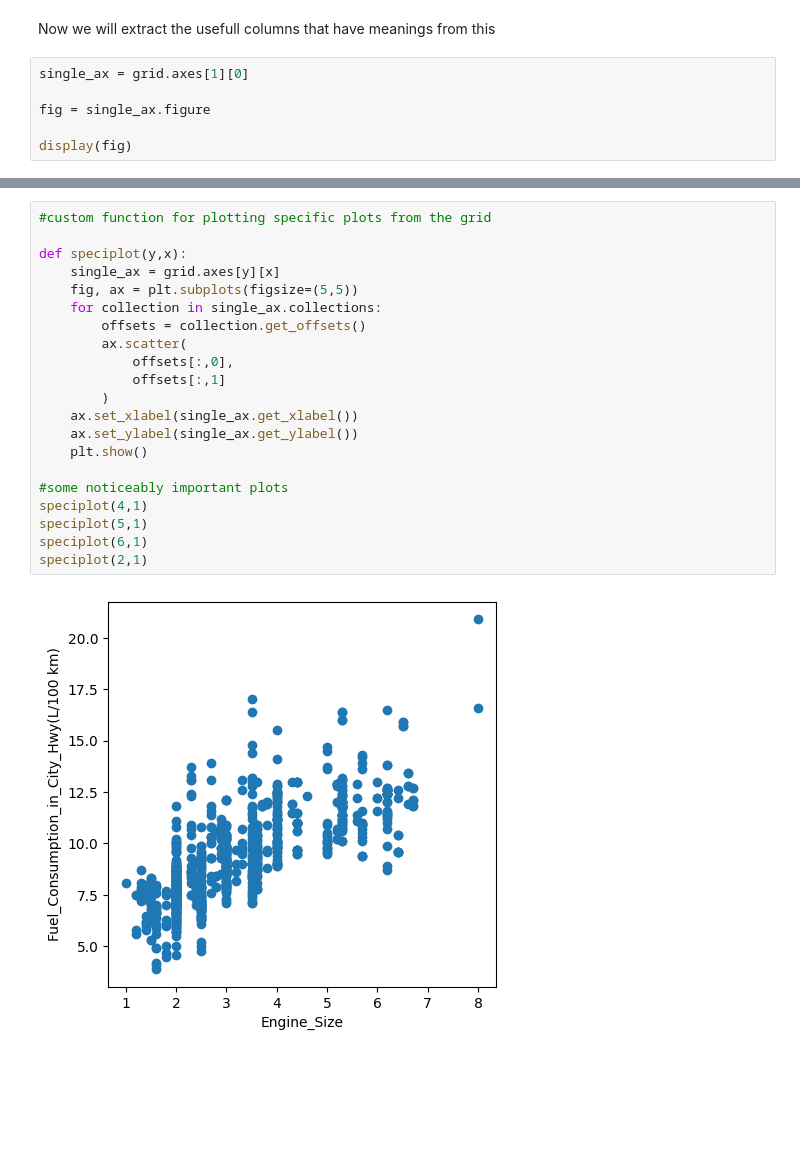
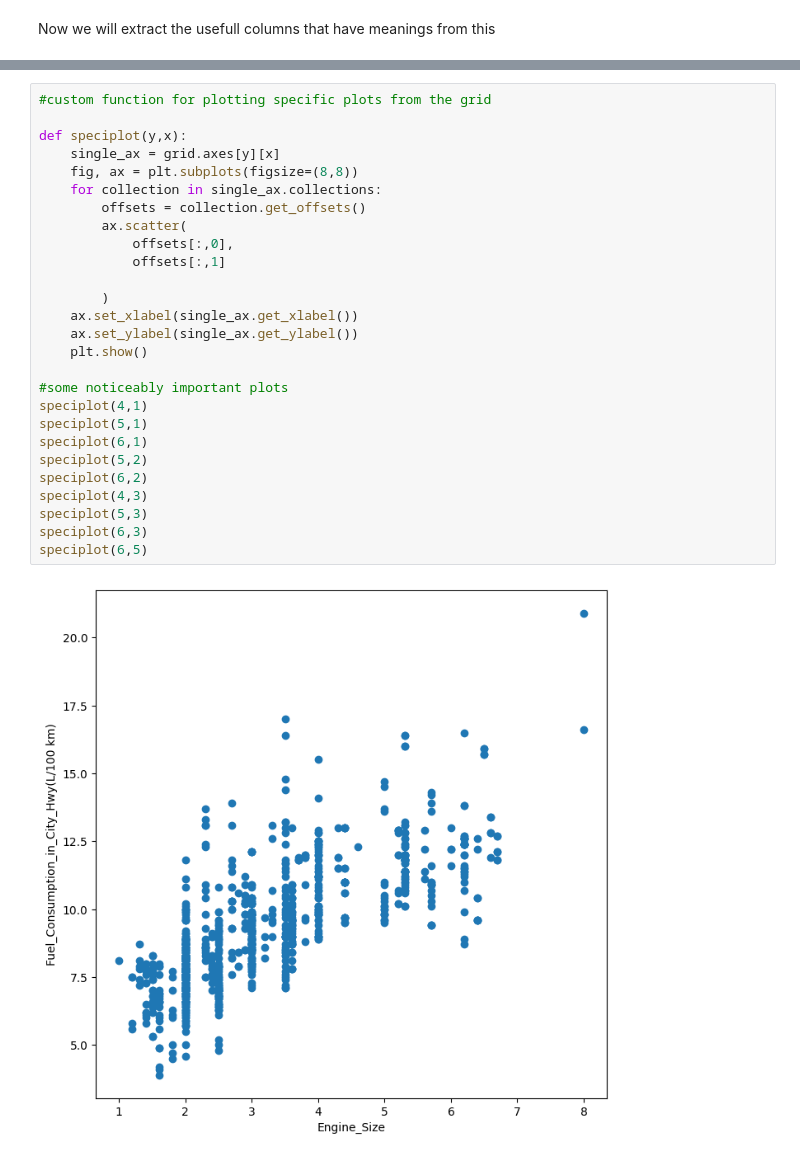
Before and after one commit to AbhinavSinghKuriya/Datasheet3, a Jupyter notebook: DataAnalysis.ipynb, the cells around one changed output, grey strips where cells are left out. Saved outputs shown, nothing was run; the diff lists cells and outputs as text; blank space fills up the shorter version.

```diff
--- a/DataAnalysis.ipynb
+++ b/DataAnalysis.ipynb
@@ -231,9 +231,3 @@ grid = sns.pairplot(df,corner=True)
 [figure]
 # %% [markdown]
 Now we will extract the usefull columns that have meanings from this
-# %%
-single_ax = grid.axes[1][0]
-
-fig = single_ax.figure
-
-display(fig)
@@ -242,23 +234,29 @@ display(fig)
 # %%
 #custom function for plotting specific plots from the grid
 
 def speciplot(y,x):
     single_ax = grid.axes[y][x]
-    fig, ax = plt.subplots(figsize=(5,5))
+    fig, ax = plt.subplots(figsize=(8,8))
     for collection in single_ax.collections:
         offsets = collection.get_offsets()
         ax.scatter(
             offsets[:,0],
             offsets[:,1]
+
         )
     ax.set_xlabel(single_ax.get_xlabel())
     ax.set_ylabel(single_ax.get_ylabel())
     plt.show()
 
 #some noticeably important plots
 speciplot(4,1)
 speciplot(5,1)
 speciplot(6,1)
-speciplot(2,1)
+speciplot(5,2)
+speciplot(6,2)
+speciplot(4,3)
+speciplot(5,3)
+speciplot(6,3)
+speciplot(6,5)
 # %% [output]
-[figure, old version]
+[figure, new version]
```
Also changed, not shown: parts of 2 cells of this notebook.
